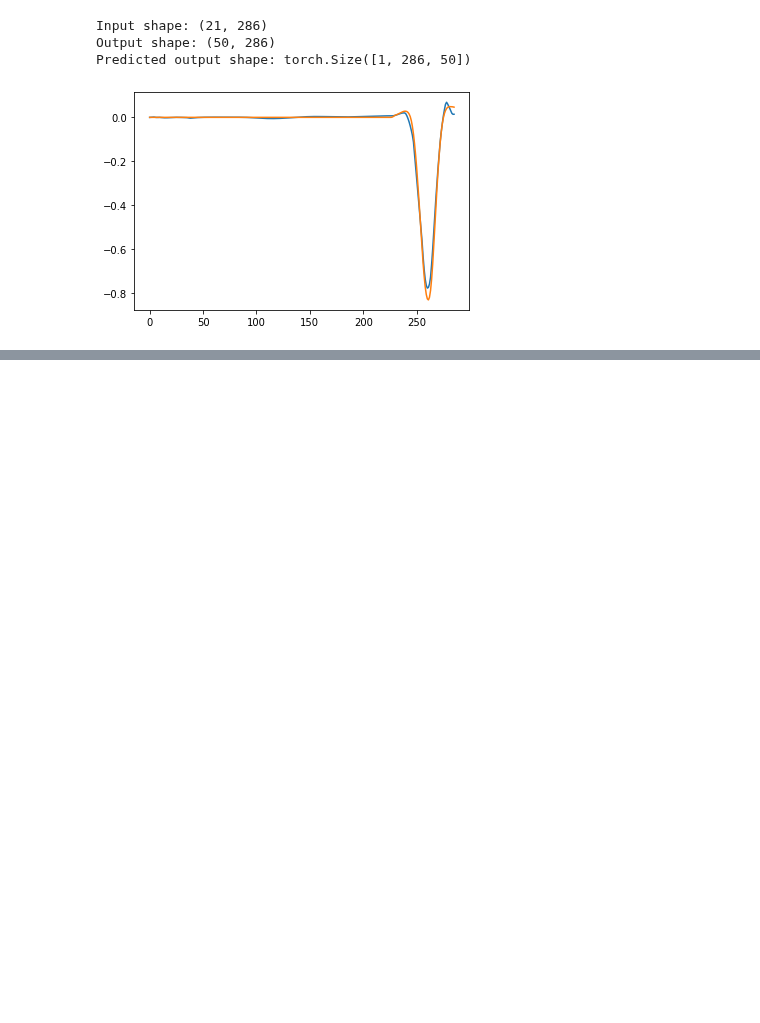
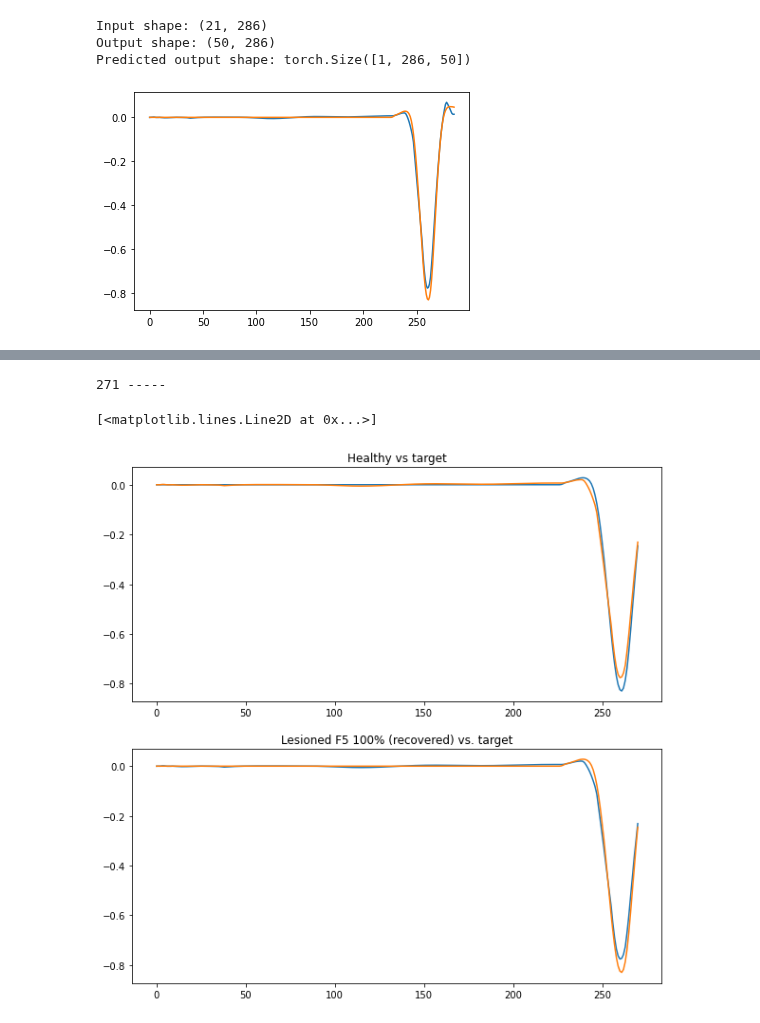
Before and after one commit to mmattb/coproc-poc, a Jupyter notebook: grasp-coproc.ipynb, the cells around one changed output, grey strips where cells are left out. Cells and saved outputs as stored; diff of their text form; code cells hidden in the pictures; blank space fills up the shorter version.

```diff
--- a/grasp-coproc.ipynb
+++ b/grasp-coproc.ipynb
@@ -208,6 +213,7 @@ plt.show()
 # %%
 import observer
 sc = stim.StimulusGaussian(num_stim_electrodes, 100)
+sc.reset(batch_size=1)
 ob = observer.ObserverPassthrough(100)
 rnn = mRNN.MichaelsRNN(init_data_path=network_path, stimulus=sc)
 
@@ -224,7 +230,8 @@ obs = np.zeros((steps,))
 for tidx in range(steps):
 
     if tidx == 100:
-        rnn.stimulate([random.uniform(-7.5,7.5) for _ in range(num_stim_electrodes)])
+        params = np.array([random.uniform(-7.5,7.5) for _ in range(num_stim_electrodes)]).reshape(1, -1)
+        rnn.stimulate(params)
     cur = data[:,tidx,:]
     pred_out[0,tidx,:] = rnn(cur.T)
     o = rnn.observe(ob)
@@ -234,7 +241,6 @@ print("Predicted output shape:", pred_out.shape)
 
 fig,axs = plt.subplots(2,1, figsize=(10,10))
 axs[0].plot(pred_out[0,:,32].detach().numpy())
-axs[0].plot(obs[:])
 axs[1].plot(pred_out_top[0,:,32].detach().numpy())
 axs[0].plot(example_out[32,:])
 axs[1].plot(example_out[32,:])
@@ -249,0 +256,38 @@ Predicted output shape: torch.Size([1, 286, 50])
+# %%
+import lesion
+import mRNN
+lesion_instance = lesion.LesionOutputsByIdxs(100, 100, 199)
+mrnn = mRNN.generate("mrnn_almost_completely_lesioned.pth",
+                     recover_after_lesion=False)
+# %%
+import torch
+import michaels_load
+import matplotlib.pyplot as plt
+
+path = michaels_load.get_default_path()
+dataset = mRNN.MichaelsDataset(path)
+
+din, dout = dataset[1]
+example_len = din.shape[0]
+
+preds = torch.empty((example_len, mrnn.output_dim))
+outputs = torch.empty((example_len, mrnn.num_neurons))
+mrnn.reset_hidden()
+for tidx in range(example_len):
+        cur_in = din[tidx, :].reshape(1, din.shape[-1])
+        pred = mrnn(cur_in.T)
+        preds[tidx, :] = pred[0, :]
+        outputs[tidx, :] = mrnn.prev_output[0, :]
+
+fig, ax = plt.subplots(2, 1, figsize=(10, 10))
+ax[0].set_title("Healthy vs target")
+ax[0].plot(dout[:, 17].detach().numpy())
+ax[0].plot(pred_out_top[0,:dout.shape[0],17].detach().numpy())
+
+ax[1].set_title("Lesioned F5 100% (recovered) vs. target")
+ax[1].plot(preds[:, 17].detach().numpy())
+ax[1].plot(dout[:, 17].detach().numpy())
+# %% [output]
+271 -----
+[<matplotlib.lines.Line2D at 0x...>]
+[figure, added]
```
Also changed, not shown: parts of 8 cells of this notebook, 12 other files.
